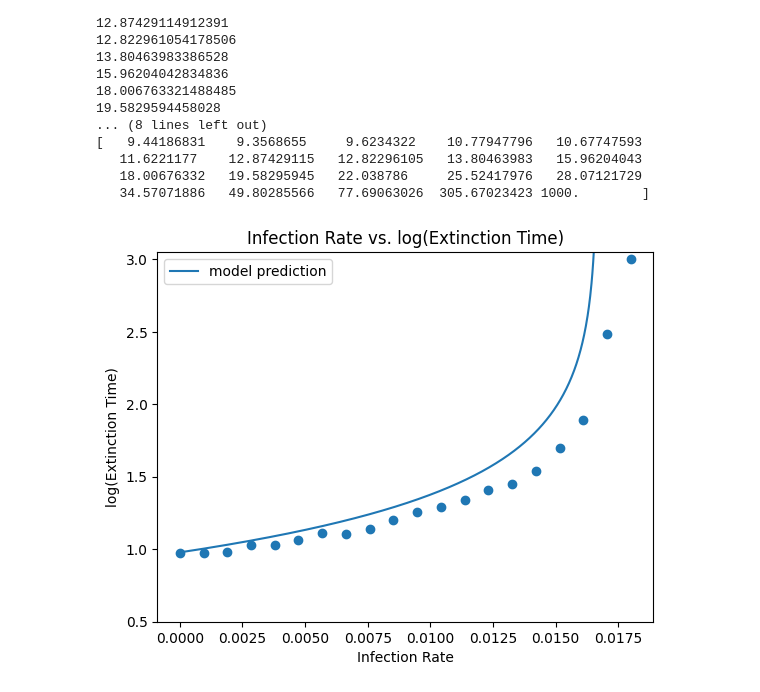
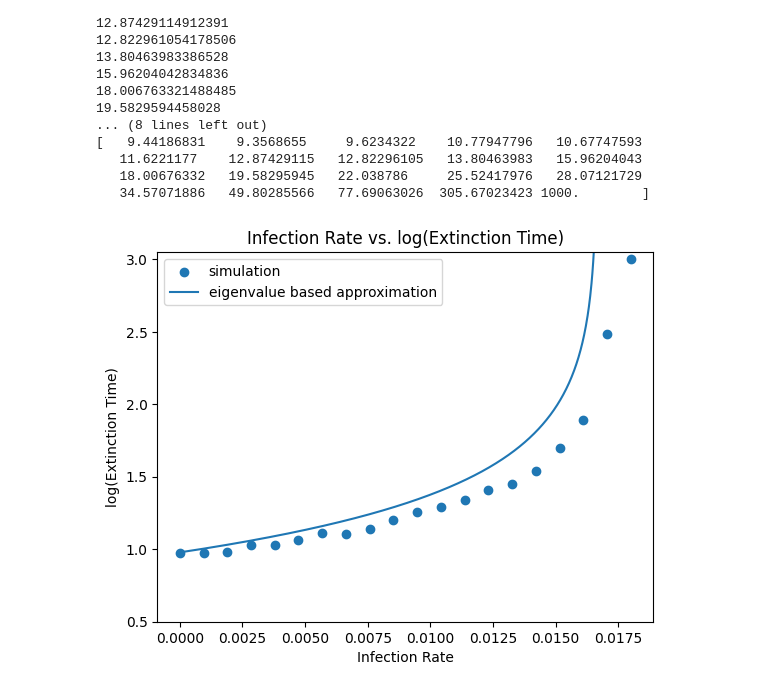
Before and after one commit to sharmashreya2002/iib_project, a Jupyter notebook: Extinction_Time_Simulation/extinction_time_simulation_3.ipynb, the cells around one changed output. Saved outputs shown, nothing was run; the diff lists cells and outputs as text; code cells hidden in the pictures.

```diff
--- a/Extinction_Time_Simulation/extinction_time_simulation_3.ipynb
+++ b/Extinction_Time_Simulation/extinction_time_simulation_3.ipynb
@@ -115,6 +115,8 @@ uniform_extinction_times = [9.44186831, 9.3568655, 9.6234322, 10.77947796, 10.67
    11.6221177, 12.87429115, 12.82296105, 13.80463983, 15.96204043,
    18.00676332,   19.58295945,   22.038786,     25.52417976,   28.07121729,
    34.57071886,   49.80285566,   77.69063026,  305.67023423, 1000       ]
+
+b_array = np.linspace(0, 0.018, 20)
 
 ## predicted by model:
 model = []
@@ -124,14 +126,13 @@ for b in model_b:
     model.append(estimate)
 # %%
 import matplotlib.pyplot as plt
-plt.scatter(b_array, np.log10(uniform_extinction_times))
-plt.plot(model_b, np.log10(model), label = 'model prediction')
-# plt.errorbar(b_array, np.log10(uniform_extinction_times), y_error)
+plt.scatter(b_array, np.log10(uniform_extinction_times), label = 'simulation')
+plt.plot(model_b, np.log10(model), label = 'eigenvalue based approximation')
 plt.legend()
 plt.ylim(0.5, 3.05)
 plt.title('Infection Rate vs. log(Extinction Time)')
 plt.ylabel('log(Extinction Time)')
 plt.xlabel('Infection Rate')
 plt.show()
 # %% [output]
-[figure, old version]
+[figure, new version]
```
Also changed, not shown: 2 other files.
